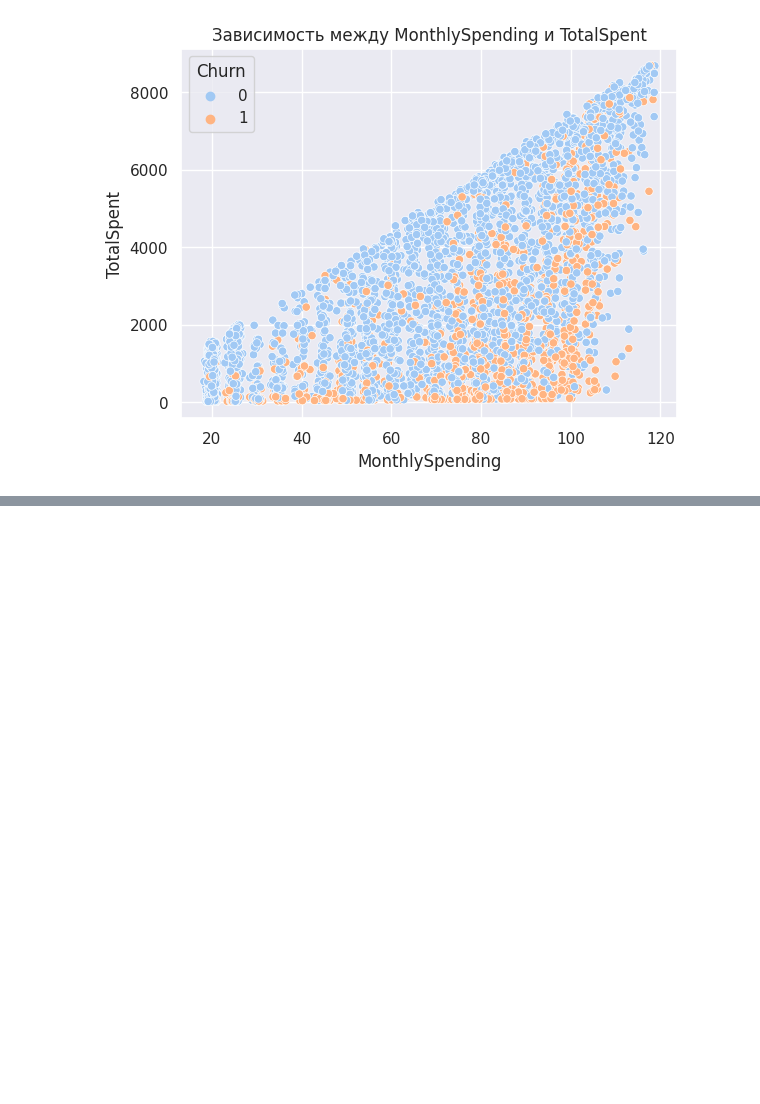
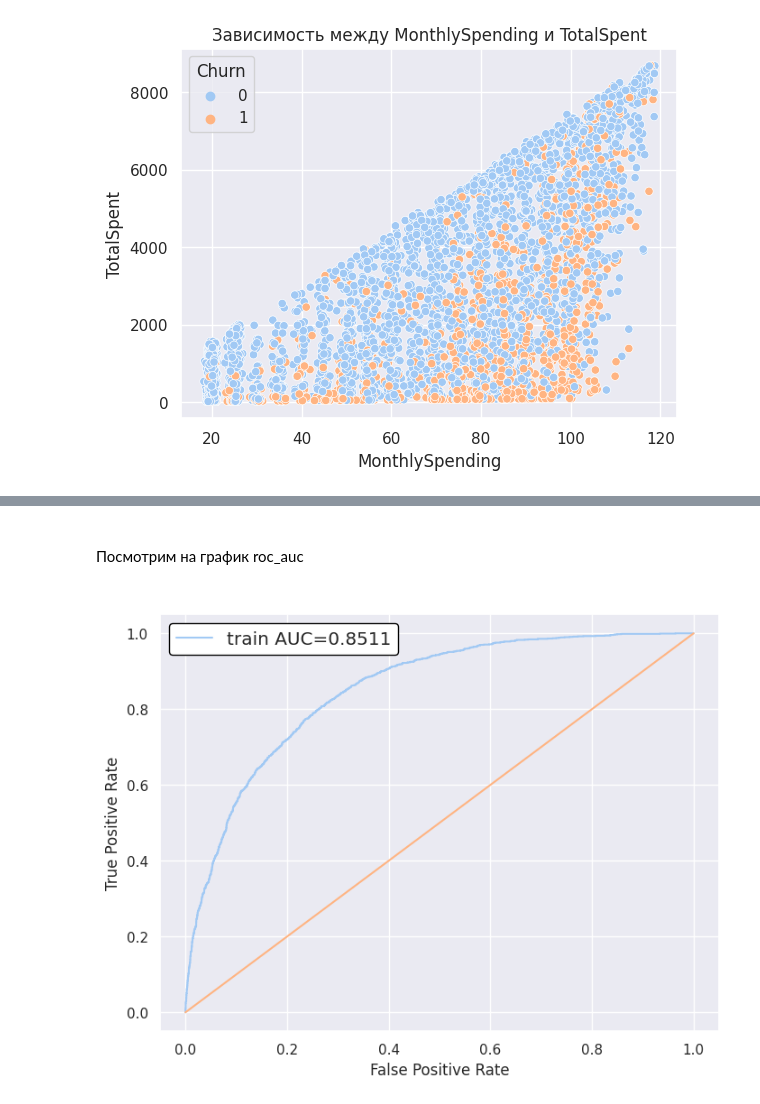
Before and after one commit to 1mmo/data-analysis-handbook, a Jupyter notebook: solved problems/churn_prediction.ipynb, the cells around one changed output, grey strips where cells are left out. Cells and saved outputs as stored; diff of their text form; code cells hidden in the pictures; blank space fills up the shorter version.

```diff
--- a/solved problems/churn_prediction.ipynb
+++ b/solved problems/churn_prediction.ipynb
@@ -607,0 +505,20 @@ TO DO LIST:
+# %%
+numerical_columns = ['ClientPeriod', 'MonthlySpending', 'TotalSpent', 'money merger']
+# %%
+# предобработка числовых признаков
+numerical_transformer = StandardScaler()
+
+# предобработка категориальных признаков
+categorical_transformer = OneHotEncoder()
+
+# к категориальный признакам добавим probation, IsSeniorCitizen и donator
+# так как по своему смыслу они тоже категориальные, поэтому пусть onehot раскидает их по датасету
+categorical_columns.extend(['probation', 'IsSeniorCitizen', 'donator'])
+
+# предобработка для категориальных и числовых признаков
+preprocessor = ColumnTransformer(
+    transformers=[
+        ('num', numerical_transformer, numerical_columns),
+        ('cat', categorical_transformer, categorical_columns)
+    ]
+)
@@ -607,0 +604,24 @@ TO DO LIST:
+# %% [markdown]
+<br>
+Посмотрим на график roc_auc<br>
+<br>
+# %%
+def draw_auc_train(y: pd.Series, y_train_predicted: np.array) -> None:
+    """Функция принимает серию ответов и массив предсказаний
+       После считает roc_auc и строит график"""
+    train_auc = roc_auc_score(y, y_train_predicted)
+
+    plt.figure(figsize=(8,6))
+    plt.plot(*roc_curve(y, y_train_predicted)[:2], label='train AUC={:.4f}'.format(train_auc))
+    legend_box = plt.legend(fontsize='large', framealpha=1).get_frame()
+    legend_box.set_facecolor("white")
+    legend_box.set_edgecolor("black")
+    plt.plot(np.linspace(0,1,100), np.linspace(0,1,100))
+    plt.xlabel('False Positive Rate')
+    plt.ylabel('True Positive Rate')
+    plt.show()
+# %%
+y_train_predicted = logreg_search.predict_proba(X)[:, 1] # получаем предсказания для всего датасета X
+draw_auc_train(y, y_train_predicted) # рисуем roc_auc график
+# %% [output]
+[figure, added]
```
Also changed, not shown: parts of 62 cells of this notebook.
